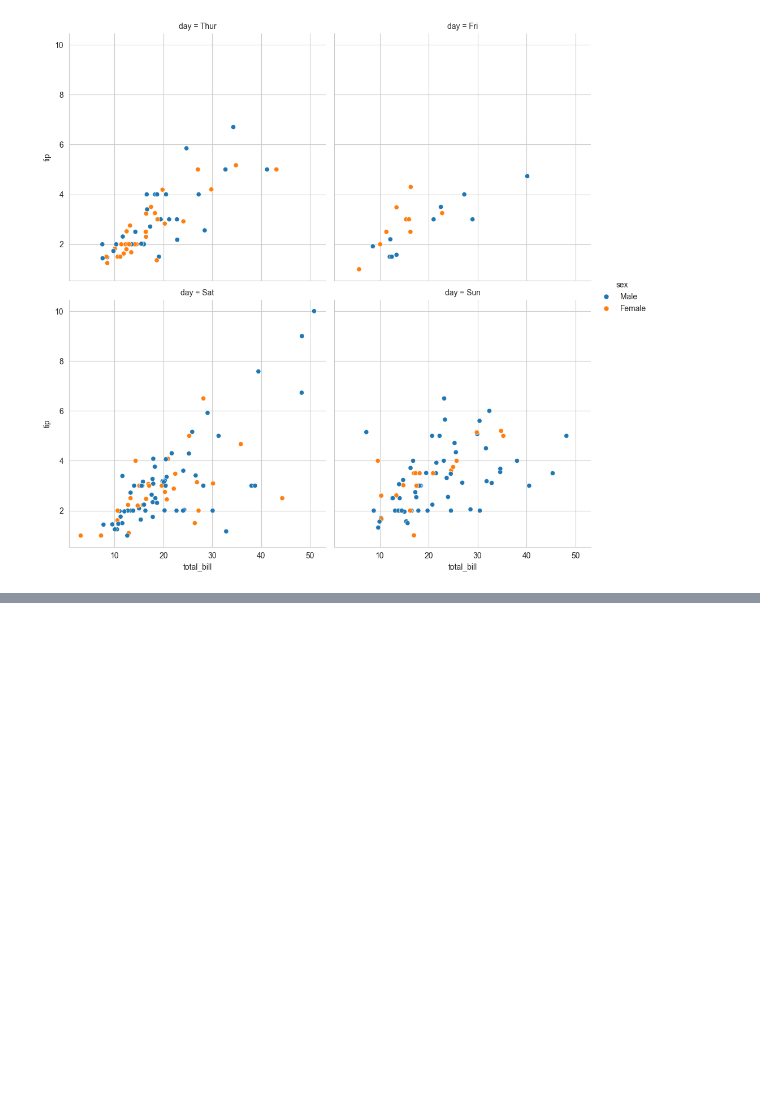
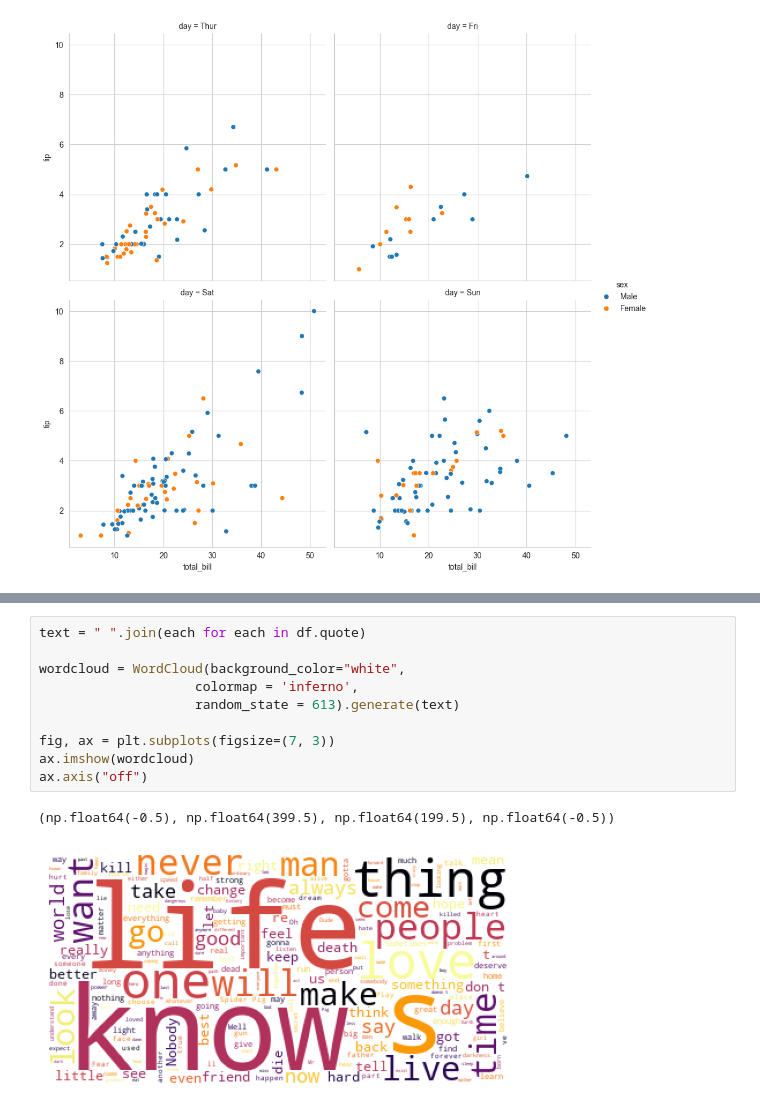
Before and after one commit to parabeljeu8/visualization, a Jupyter notebook: 02_activities/assignments/participation/Assignment_1_18-2-2026_parabeljeu8.ipynb, the cells around one changed output, grey strips where cells are left out. Saved outputs shown, nothing was run; the diff lists cells and outputs as text; blank space fills up the shorter version.

```diff
--- a/02_activities/assignments/participation/Assignment_1_18-2-2026_parabeljeu8.ipynb
+++ b/02_activities/assignments/participation/Assignment_1_18-2-2026_parabeljeu8.ipynb
@@ -203,0 +168,13 @@ plt.show()
+# %%
+text = " ".join(each for each in df.quote)
+
+wordcloud = WordCloud(background_color="white",
+                    colormap = 'inferno',
+                    random_state = 613).generate(text)
+
+fig, ax = plt.subplots(figsize=(7, 3))
+ax.imshow(wordcloud)
+ax.axis("off")
+# %% [output]
+(np.float64(-0.5), np.float64(399.5), np.float64(199.5), np.float64(-0.5))
+[figure, added]
```
Also changed, not shown: parts of 5 cells of this notebook.
